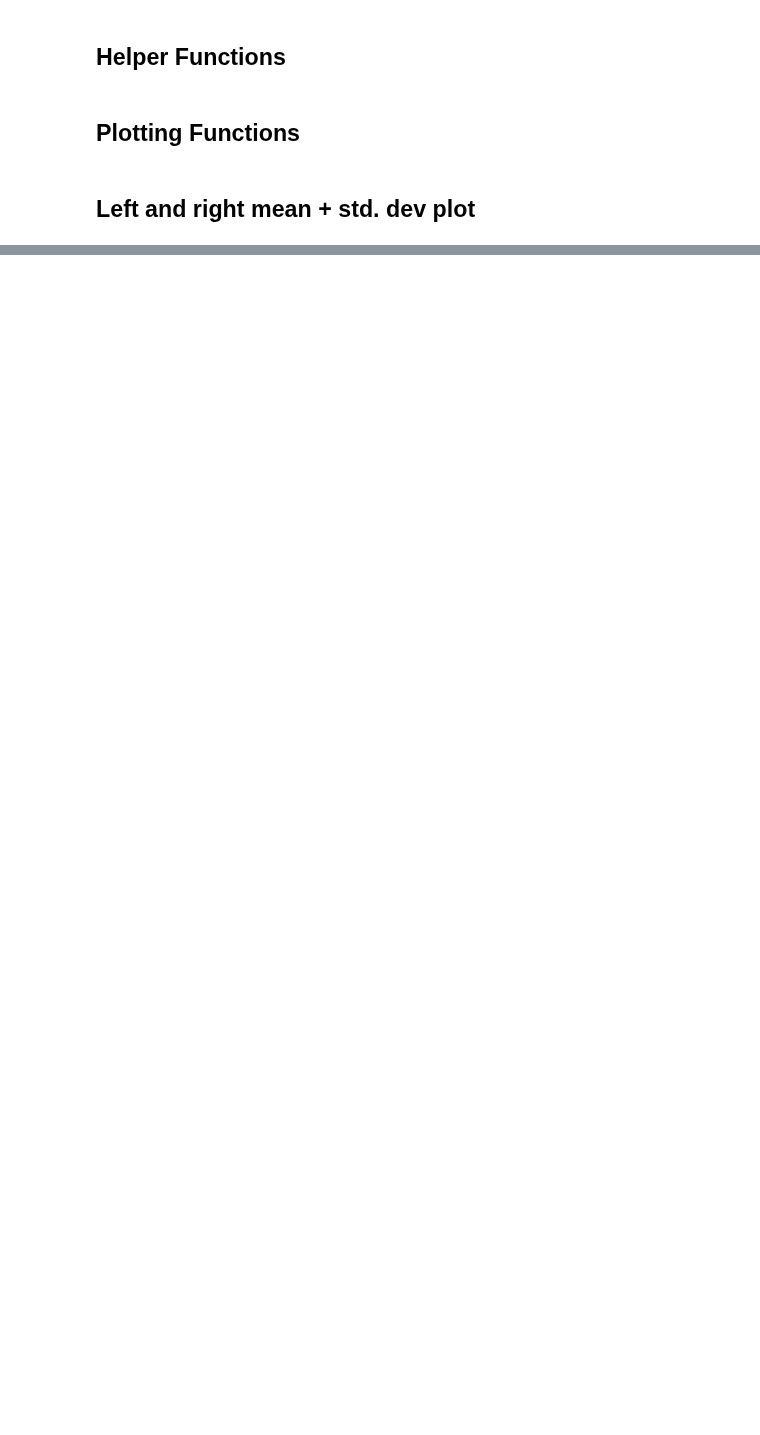
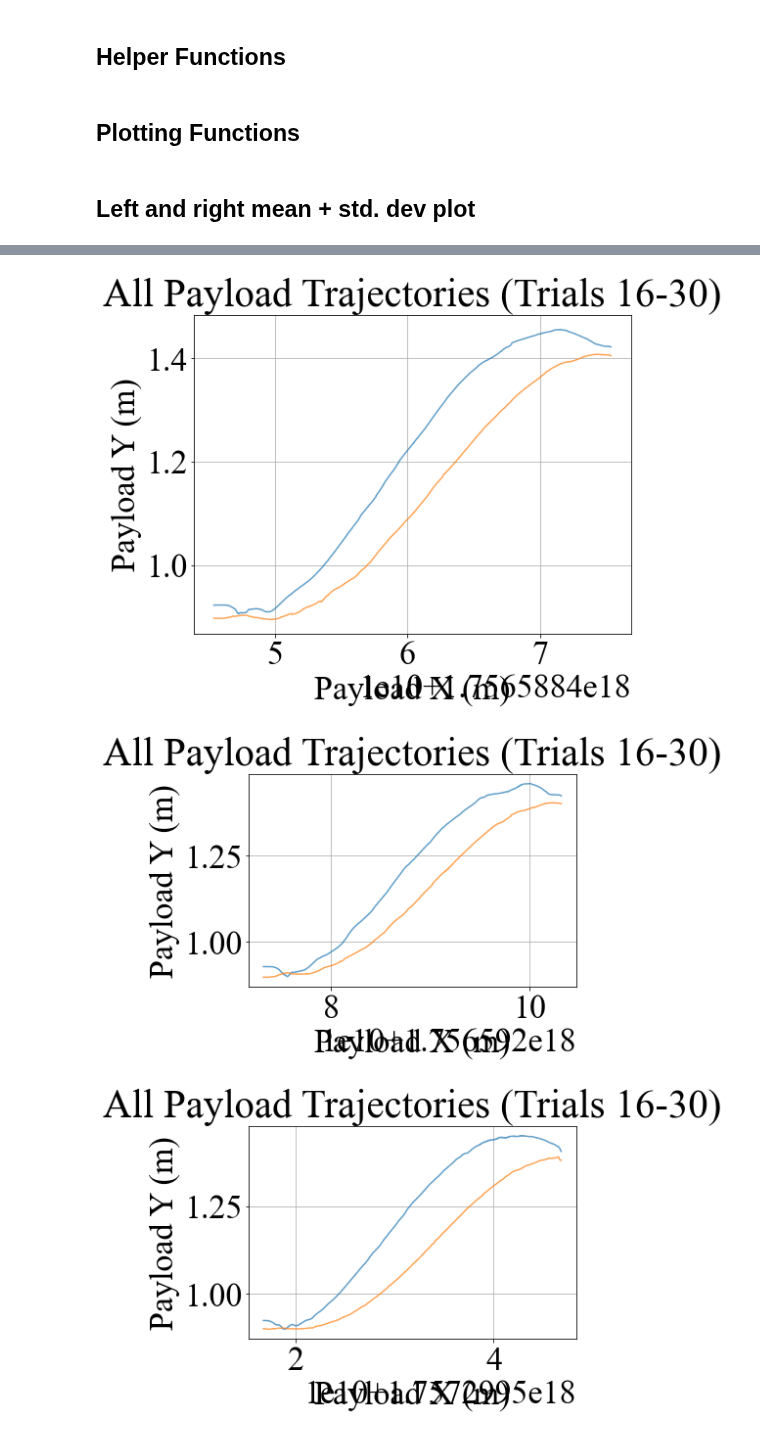
Before and after one commit to BCLab-UNM/MARIAM, a Jupyter notebook: analysis/vicon_experiments/traj_forces_plot.ipynb, the cells around one changed output, grey strips where cells are left out. Drawn from its saved outputs; the diff is of its cells as text; code cells hidden in the pictures; blank space fills up the shorter version.

```diff
--- a/analysis/vicon_experiments/traj_forces_plot.ipynb
+++ b/analysis/vicon_experiments/traj_forces_plot.ipynb
@@ -649,15 +652,0 @@ for trial_dir in dirs_1_to_15:
-# %%
-for trial_dir in dirs_16_to_30:
-    try:
-        traj_df = pd.read_csv(os.path.join(trial_dir, 'trajectory_data.csv'))
-        plt.plot(traj_df['des_mon_x'], traj_df['des_mon_y'], alpha=0.7)
-        plt.plot(traj_df['act_mon_x'], traj_df['act_mon_y'], alpha=0.7)
-        plt.xlabel('X (m)')
-        plt.ylabel('Y (m)')
-        plt.xlim(-0.3, 2.6)
-        plt.ylim(-0.3, 2.6)
-        plt.title(f'Plot of trial {trial_dir}')
-        plt.grid(True)
-        plt.show()
-    except Exception as e:
-        print(f"Skipping {trial_dir}: {e}")
@@ -675,0 +653,20 @@ for trial_dir in dirs_16_to_30:
+# %%
+import matplotlib.pyplot as plt
+
+fig, ax = plt.subplots(figsize=(8, 6))
+
+for trial_dir in dirs_16_to_30:
+    traj_df = pd.read_csv(os.path.join(trial_dir, 'trajectory_data.csv'))
+    plt.plot(traj_df['ros_time_ns'], traj_df['act_mon_y'], alpha=0.7)
+    plt.plot(traj_df['ros_time_ns'], traj_df['act_ross_y'], alpha=0.7)
+    plt.xlabel('Payload X (m)')
+    plt.ylabel('Payload Y (m)')
+    # plt.xlim(-0.3, 2.6)
+    # plt.ylim(0.75, 1.5)
+    plt.title('All Payload Trajectories (Trials 16-30)')
+    plt.grid(True)
+    plt.show()
+# %% [output]
+[figure, added]
+[figure, added]
+[figure, added]
```
Also changed, not shown: parts of 10 cells of this notebook.
